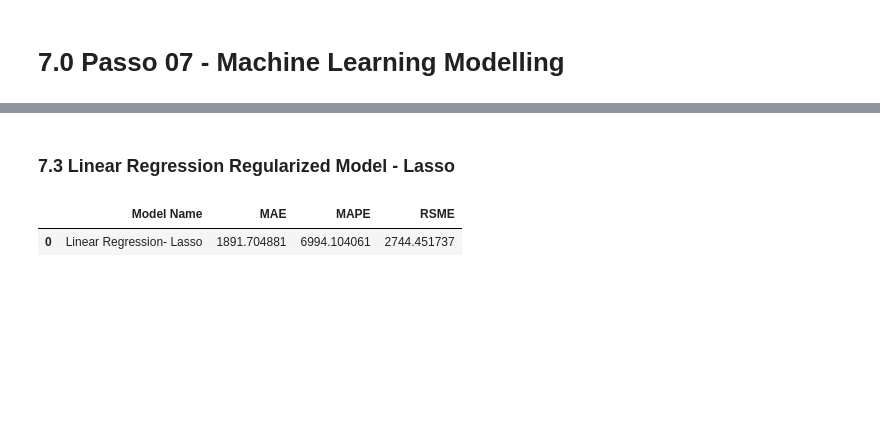
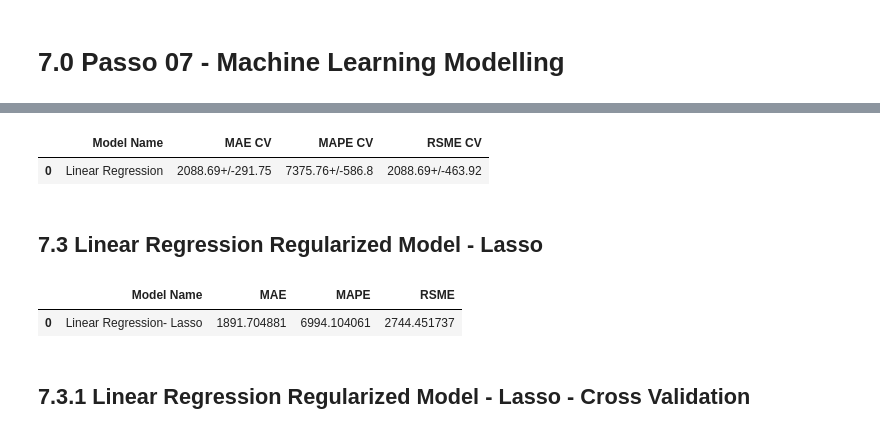
Before and after one commit to dsdefreitas/Store_Sales_Prediction, a Jupyter notebook: m04_v01_store_sales_prediction.ipynb, the cells around one changed output, grey strips where cells are left out. Drawn from its saved outputs; the diff is of its cells as text; code cells hidden in the pictures; blank space fills up the shorter version.

Commit message:
end real performance comparison with cross validation

```diff
--- a/m04_v01_store_sales_prediction.ipynb
+++ b/m04_v01_store_sales_prediction.ipynb
@@ -1337 +1415,7 @@ x_test = X_test[cols_selected_boruta]
+# %%
+x_train = X_train[ cols_selected_boruta ]
+x_test = X_test[ cols_selected_boruta ]
+
+# Time Series Data Preparation
+x_training = X_train[ cols_selected_boruta_full ]
 # %% [markdown]
@@ -1401,0 +1474,9 @@ lr_result
+# %%
+## Cross validation
+
+# A gente corta varias fatias do conjunto de treinamento para teste e treina o modelo em diferentes sessões dos dados de teste.
+# Pra que a gente tenha várias medições da performance desse modelo.
+# A média será a performance real do modelo.
+
+model = LinearRegression()
+lr_result_cv = cross_validation(x_training, 5, 'Linear Regression', model, verbose = True)
@@ -1402,5 +1493,10 @@ lr_result
+# %%
+lr_result_cv
+# %% [output]
+|  | Model Name | MAE CV | MAPE CV | RSME CV |
+| 0 | Linear Regression | 2088.69+/-291.75 | 7375.76+/-586.8 | 2088.69+/-463.92 |
 # %% [markdown]
-### 7.3 Linear Regression Regularized Model - Lasso
+## 7.3 Linear Regression Regularized Model - Lasso
 # %%
 # O alpha serve como um parâmetro que multiplica todos os pesos e os mantém dentro do mesmo range.
 # Para que sejam comparáveis e possuam a mesma revelância.
@@ -1419,3 +1515,5 @@ lrr_result
 # %% [output]
 |  | Model Name | MAE | MAPE | RSME |
 | 0 | Linear Regression- Lasso | 1891.704881 | 6994.104061 | 2744.451737 |
+# %% [markdown]
+## 7.3.1 Linear Regression Regularized Model - Lasso - Cross Validation
```
Also changed, not shown: parts of 47 cells of this notebook, 2 other files.
